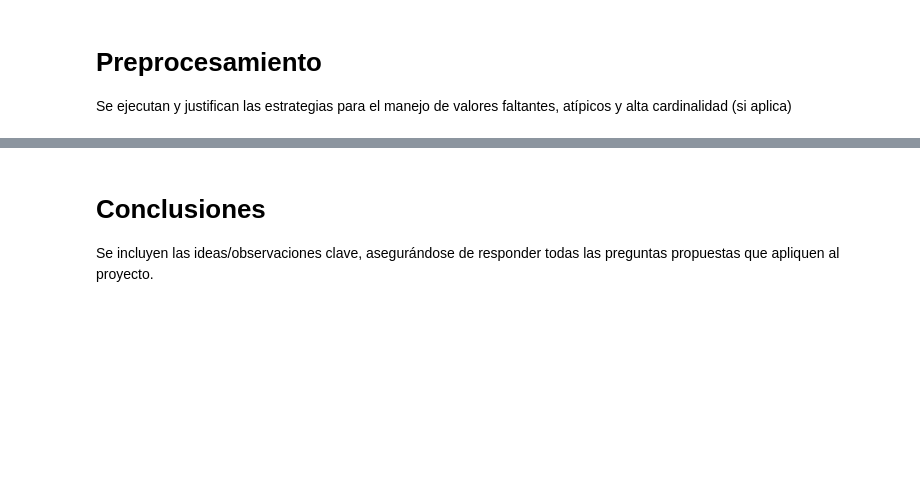
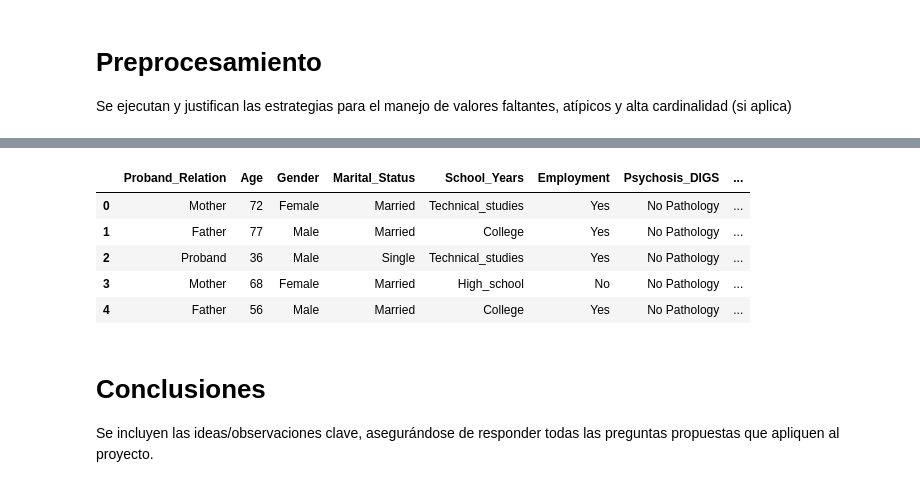
Before and after one commit to A01793101-GMuniz/ProyectoIntegrador, a Jupyter notebook: Avance1/Copia_Avance1_5.ipynb, the cells around one changed output, grey strips where cells are left out. Saved outputs shown, nothing was run; the diff lists cells and outputs as text; code cells hidden in the pictures; blank space fills up the shorter version.

```diff
--- a/Avance1/Copia_Avance1_5.ipynb
+++ b/Avance1/Copia_Avance1_5.ipynb
@@ -401,3 +425,17 @@ Se ejecutan y justifican las estrategias para el manejo de valores faltantes, at
+# %%
+# Eliminamos las columnas que no vamos a necesitar
+columnas_a_eliminar = ["Religion", "Family_ID", "Psychiatric_Diagnosis_DIGS"]
+df_copia.drop(columnas_a_eliminar, axis=1, inplace=True)
+# %%
+# Hacemos un head()
+df_copia.head()
+# %% [output]
+|  | Proband_Relation | Age | Gender | Marital_Status | School_Years | Employment | Psychosis_DIGS | ... |
+| 0 | Mother | 72 | Female | Married | Technical_studies | Yes | No Pathology | ... |
+| 1 | Father | 77 | Male | Married | College | Yes | No Pathology | ... |
+| 2 | Proband | 36 | Male | Single | Technical_studies | Yes | No Pathology | ... |
+| 3 | Mother | 68 | Female | Married | High_school | No | No Pathology | ... |
+| 4 | Father | 56 | Male | Married | College | Yes | No Pathology | ... |
 # %% [markdown]
 # Conclusiones
 
```
Also changed, not shown: parts of 9 cells of this notebook.
